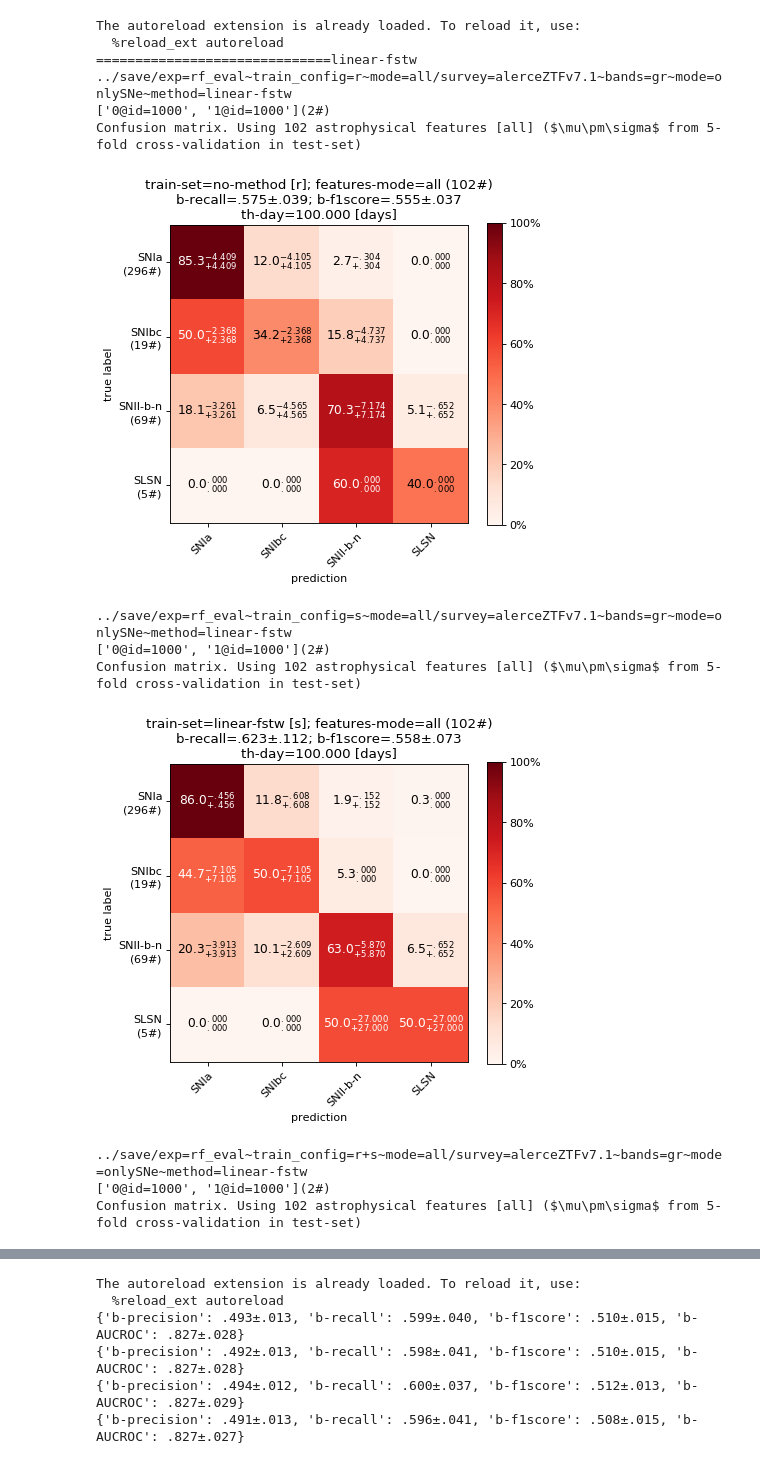
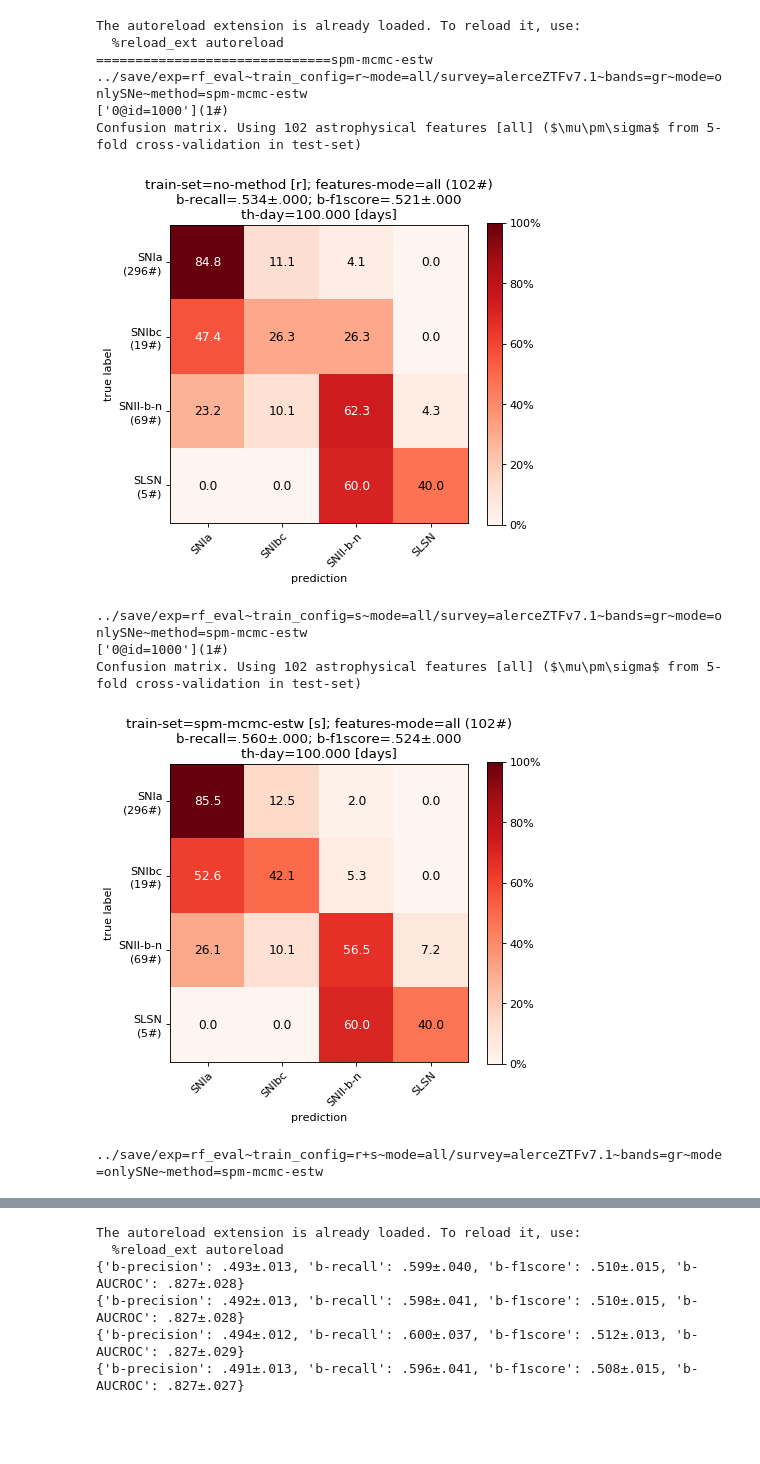
Before and after one commit to opimentel-github/astro-lightcurves-fats, a Jupyter notebook: experiments/metrics_results.ipynb, the cells around one changed output, grey strips where cells are left out. Drawn from its saved outputs; the diff is of its cells as text; code cells hidden in the pictures; blank space fills up the shorter version.

```diff
--- a/experiments/metrics_results.ipynb
+++ b/experiments/metrics_results.ipynb
@@ -28,17 +28,17 @@ def get_mode_text(mode, features):
 
 mode = 'all' # all spm sne
 methods = [
-    'linear-fstw',
-    'bspline-fstw',
+    #'linear-fstw',
+    #'bspline-fstw',
     #'spm-mle-fstw',
-    'spm-mcmc-fstw',
     #'spm-mle-estw',
+    #'spm-mcmc-fstw',
     'spm-mcmc-estw',
 ]
-#methods = ['spm-mcmc-estw']
 RANDOM_STATE = 0
 lcset_name = 'test'
 kf = '.'
+thday = 100
 
 for method in methods:
     print('='*30+method)
@@ -54,48 +54,53 @@ for method in methods:
         if len(files)==0:
             continue
 
-        class_names = files[0]()['lcset_info']['class_names']
+        class_names = files[0]()['class_names']
         features = files[0]()['features']
-        cms = np.concatenate([f()['cm'][None] for f in files], axis=0)
-        bprecision_xe = XError([f()['metrics_dict']['b-precision'] for f in files])
-        brecall_xe = XError([f()['metrics_dict']['b-recall'] for f in files])
-        bf1score_xe = XError([f()['metrics_dict']['b-f1score'] for f in files])
+
+        xe_dict = {}
+        for metric_name in ['b-precision', 'b-recall', 'b-f1score']:
+            xe_metric = XError([f()['thdays_class_metrics_df'].loc[f()['thdays_class_metrics_df']['_thday']==thday][metric_name].item() for f in files])
+            xe_dict[metric_name] = xe_metric
+
+        bprecision_xe = xe_dict['b-precision']
+        brecall_xe = xe_dict['b-recall']
+        bf1score_xe = xe_dict['b-f1score']
+
+        cms = np.concatenate([f()['thdays_cm'][thday][None] for f in files], axis=0)
 
         ### plot cm
         _title = 'no-method [r]' if train_config=='r' else f'{method} [{train_config}]'
         title = ''
         title += f'train-set={_title}; features-mode={mode} ({len(features)}#)'+'\n'
         #title += f'train-set={_title} - eval-set={kf}@{eval_lcset_name}'+'\n'
         #title += f'b-p/r={bprecision_xe} / {brecall_xe}'+'\n'
         #title += f'b-f1score={bf1score_xe}'+'\n'
         title += f'b-recall={brecall_xe}; b-f1score={bf1score_xe}'+'\n'
         title += f'th-day={100:.3f} [days]'+'\n'
         cm_kwargs = {
             'title':title[:-1],
             'figsize':(6,5),
             'new_order_classes':['SNIa', 'SNIbc', 'SNII-b-n', 'SLSN'],
         }
         fig, ax, cm_norm = plot_custom_confusion_matrix(cms, class_names, **cm_kwargs)
         #accu = XError(np.diagonal(cm_norm*100, axis1=1, axis2=2).flatten().tolist())
         #title += f'b-accu={accu}'+'\n'
         #ax.set_title(title[:-1])
         caption = ''
         caption += f'Confusion matrix.'
         caption += f' {get_mode_text(mode, features)} {get_kf_text(eval_lcset_name, kf)}'
         print(caption)
         plt.show()
 # %% [output]
 The autoreload extension is already loaded. To reload it, use:
   %reload_ext autoreload
-==============================linear-fstw
-../save/exp=rf_eval~train_config=r~mode=all/survey=alerceZTFv7.1~bands=gr~mode=onlySNe~method=linear-fstw
-['0@id=1000', '1@id=1000'](2#)
+==============================spm-mcmc-estw
+../save/exp=rf_eval~train_config=r~mode=all/survey=alerceZTFv7.1~bands=gr~mode=onlySNe~method=spm-mcmc-estw
+['0@id=1000'](1#)
 Confusion matrix. Using 102 astrophysical features [all] ($\mu\pm\sigma$ from 5-fold cross-validation in test-set)
-[figure, old version]
+[figure, new version]
-../save/exp=rf_eval~train_config=s~mode=all/survey=alerceZTFv7.1~bands=gr~mode=onlySNe~method=linear-fstw
-['0@id=1000', '1@id=1000'](2#)
+../save/exp=rf_eval~train_config=s~mode=all/survey=alerceZTFv7.1~bands=gr~mode=onlySNe~method=spm-mcmc-estw
+['0@id=1000'](1#)
 Confusion matrix. Using 102 astrophysical features [all] ($\mu\pm\sigma$ from 5-fold cross-validation in test-set)
-[figure, old version]
+[figure, new version]
-../save/exp=rf_eval~train_config=r+s~mode=all/survey=alerceZTFv7.1~bands=gr~mode=onlySNe~method=linear-fstw
-['0@id=1000', '1@id=1000'](2#)
-Confusion matrix. Using 102 astrophysical features [all] ($\mu\pm\sigma$ from 5-fold cross-validation in test-set)
+../save/exp=rf_eval~train_config=r+s~mode=all/survey=alerceZTFv7.1~bands=gr~mode=onlySNe~method=spm-mcmc-estw
```
Also changed, not shown: parts of 1 cell of this notebook, 3 other files.
